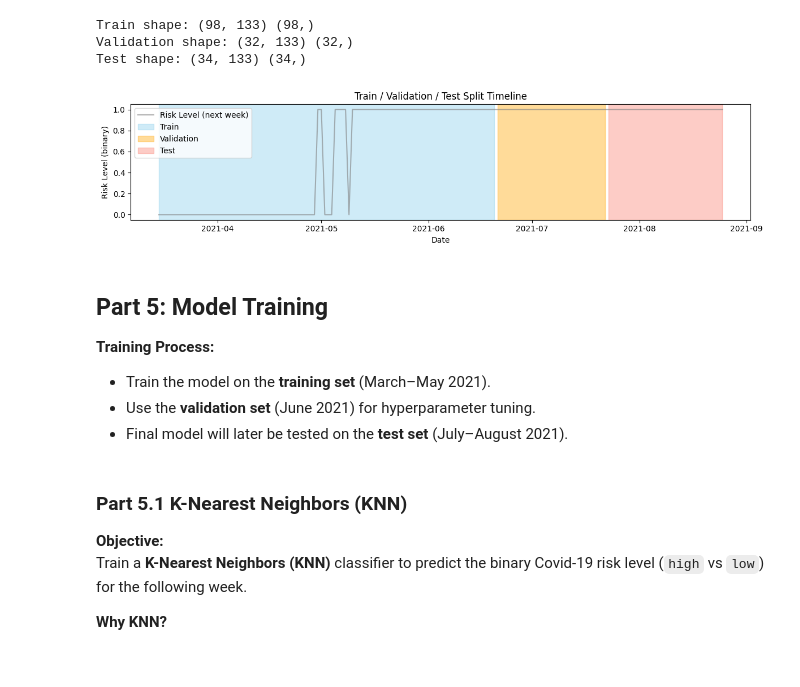
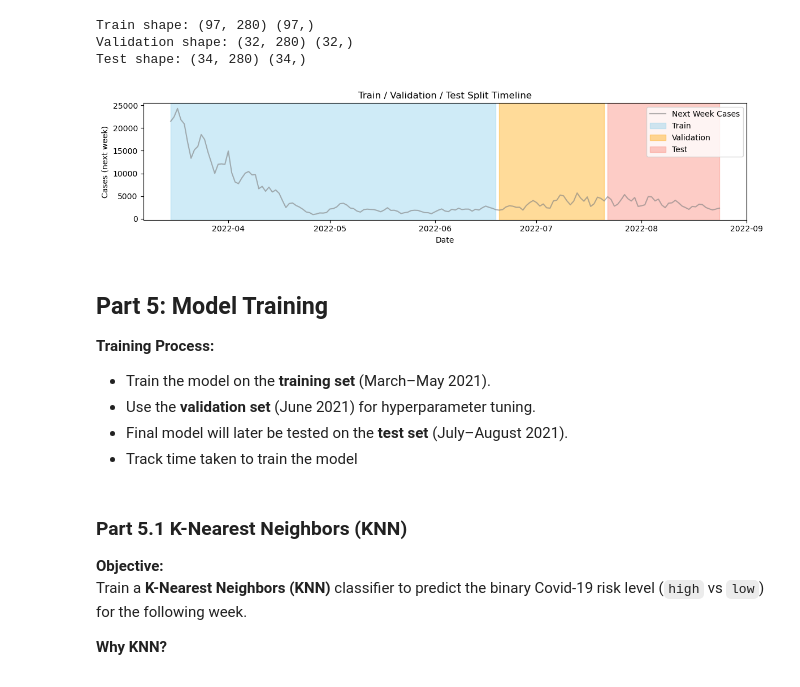
Before and after one commit to ca1phas/Lab-3-Supervised-Learning, a Jupyter notebook: Lab3_P2_G3.ipynb, the cells around one changed output. Saved outputs shown, nothing was run; the diff lists cells and outputs as text; code cells hidden in the pictures.

```diff
--- a/Lab3_P2_G3.ipynb
+++ b/Lab3_P2_G3.ipynb
@@ -216,8 +244,10 @@ Name: count, dtype: int64
 # %%
+# --- Feature Visualization ---
+
 # Original features before selection
-original_features = df.drop(columns=['date', 'risk_level'], errors="ignore")
+original_features = df.drop(columns=['date'], errors="ignore")  # no classification target now
 
-# Features after selection and transformations (Part 3.1 & 3.2)
+# Features after selection and transformations (Part 2.1 & 2.2)
 processed_features = X.copy()
 
 # Plot distributions before and after feature engineering
@@ -227,10 +257,12 @@ sample_cols = processed_features.columns[:num_features_to_plot]
 plt.figure(figsize=(18, 6))
 
 for i, col in enumerate(sample_cols, 1):
+    # Original distribution
     plt.subplot(2, num_features_to_plot, i)
     sns.histplot(original_features[col], kde=True, color='skyblue')
     plt.title(f'Original: {col}')
 
+    # Transformed distribution
     plt.subplot(2, num_features_to_plot, i + num_features_to_plot)
     sns.histplot(processed_features[col], kde=True, color='salmon')
     plt.title(f'Transformed: {col}')
@@ -251,9 +283,10 @@ plt.show()
 # %%
-# Create lagged features dictionary
+# --- Create lagged features ---
 lag_data = {}
 start_lag = 8
 end_lag = 14
-for col in features.columns:
+
+for col in X.columns:
     for lag in range(start_lag, end_lag + 1):
         lag_data[f"{col}_lag{lag}"] = X[col].shift(lag)
 
@@ -261,25 +294,18 @@ for col in features.columns:
 lagged_features = pd.DataFrame(lag_data)
 lagged_features["date"] = df["date"]
 
-# Shift target backward by 7 days to represent next week's risk
-df["risk_level_next_week"] = df["risk_level"].shift(-7)
+# Shift target (cases_new) backward by 7 days to represent next week's cases
+y = df["cases_new"].shift(-7)
 
 # Combine lagged features with target
-df_weekly = pd.concat([lagged_features, df["risk_level_next_week"]], axis=1)
+df_weekly = pd.concat([lagged_features, y.rename("cases_next_week")], axis=1)
 
-# Drop rows with NaNs
+# Drop rows with NaNs created by shifting
 df_weekly = df_weekly.dropna().reset_index(drop=True)
 
-# Convert all feature columns to integers
-feature_cols = df_weekly.drop(columns=["date", "risk_level_next_week"]).columns
-df_weekly[feature_cols] = df_weekly[feature_cols].astype(int)
-
-# Convert target to integer
-df_weekly["risk_level_next_week"] = df_weekly["risk_level_next_week"].astype(int)
-
 # Final dataset for modeling
-X_final = df_weekly.drop(columns=["date", "risk_level_next_week"])
-y_final = df_weekly["risk_level_next_week"]
+X_final = df_weekly.drop(columns=["date", "cases_next_week"])
+y_final = df_weekly["cases_next_week"]
 
 print("Feature matrix shape:", X_final.shape)
 print("Target vector shape:", y_final.shape)
@@ -309,10 +328,8 @@ Split the processed dataset into **training**, **validation**, and **testing set
 # %%
-# Ensure features and target are aligned
-X_final = df_weekly.drop(columns=["date", "risk_level_next_week"])
-y_final = df_weekly["risk_level_next_week"]
-dates = df_weekly["date"]  # keep for plotting
+# Keep the date column for plotting
+dates = df_weekly["date"]
 
-# Chronological split by index (time-based)
+# Chronological split
 n = len(X_final)
 train_size = int(0.6 * n)
 val_size = int(0.2 * n)
@@ -322,40 +339,39 @@ X_train = X_final.iloc[:train_size]
 y_train = y_final.iloc[:train_size]
 dates_train = dates.iloc[:train_size]
 
 # Validation set (next 20%)
 X_val = X_final.iloc[train_size:train_size + val_size]
 y_val = y_final.iloc[train_size:train_size + val_size]
 dates_val = dates.iloc[train_size:train_size + val_size]
 
 # Testing set (final 20%)
 X_test = X_final.iloc[train_size + val_size:]
 y_test = y_final.iloc[train_size + val_size:]
 dates_test = dates.iloc[train_size + val_size:]
 
 print("Train shape:", X_train.shape, y_train.shape)
 print("Validation shape:", X_val.shape, y_val.shape)
 print("Test shape:", X_test.shape, y_test.shape)
 
 # Visualization of splits
 plt.figure(figsize=(12, 3))
-
-plt.plot(dates, y_final, label="Risk Level (next week)", color="gray", alpha=0.6)
+plt.plot(dates, y_final, label="Next Week Cases", color="gray", alpha=0.6)
 
 plt.axvspan(dates_train.min(), dates_train.max(), color="skyblue", alpha=0.4, label="Train")
 plt.axvspan(dates_val.min(), dates_val.max(), color="orange", alpha=0.4, label="Validation")
 plt.axvspan(dates_test.min(), dates_test.max(), color="salmon", alpha=0.4, label="Test")
 
 plt.title("Train / Validation / Test Split Timeline")
 plt.xlabel("Date")
-plt.ylabel("Risk Level (binary)")
+plt.ylabel("Cases (next week)")
 plt.legend()
 plt.tight_layout()
 plt.show()
 # %% [output]
-Train shape: (98, 133) (98,)
-Validation shape: (32, 133) (32,)
-Test shape: (34, 133) (34,)
+Train shape: (97, 280) (97,)
+Validation shape: (32, 280) (32,)
+Test shape: (34, 280) (34,)
-[figure, old version]
+[figure, new version]
 # %% [markdown]
 ## Part 5: Model Training
 
@@ -363,3 +379,4 @@ Test shape: (34, 133) (34,)
 - Train the model on the **training set** (March–May 2021).
 - Use the **validation set** (June 2021) for hyperparameter tuning.
 - Final model will later be tested on the **test set** (July–August 2021).
+- Track time taken to train the model
```
Also changed, not shown: parts of 23 cells of this notebook.
